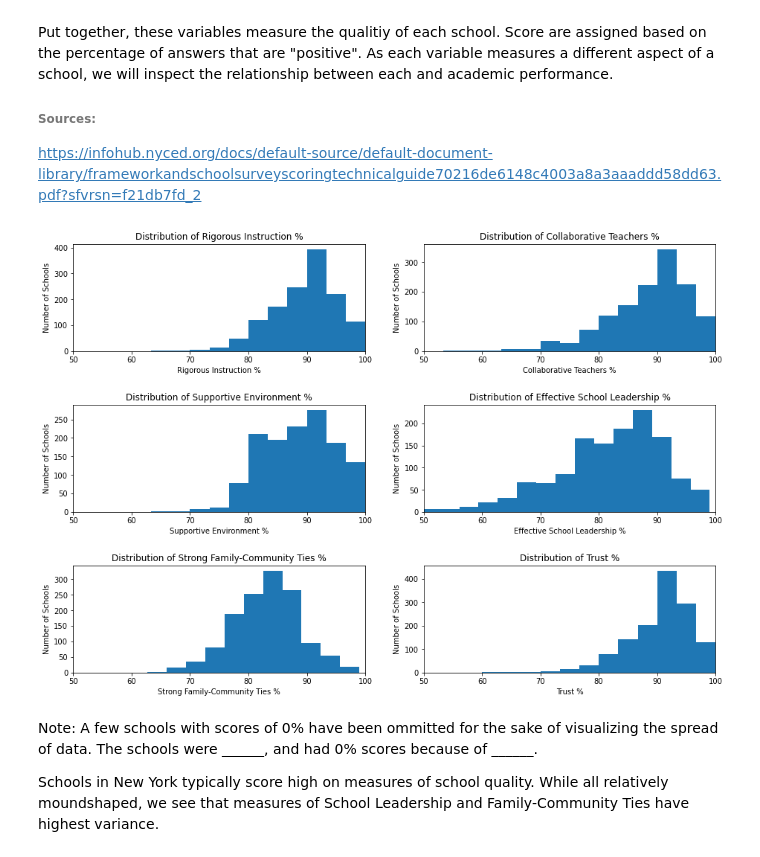
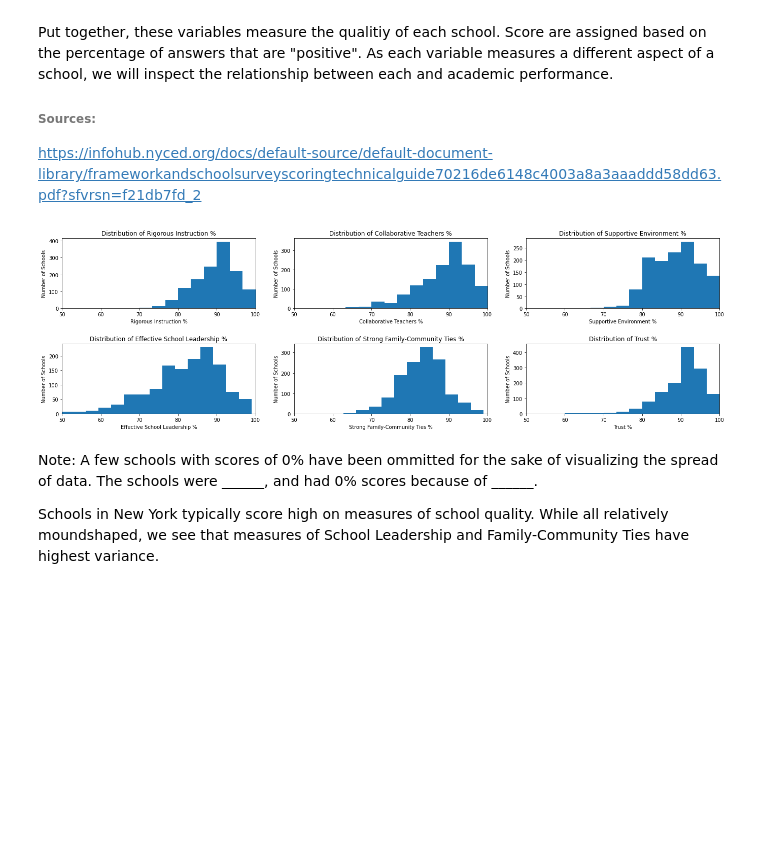
Before and after one commit to ethanyingchan/ECO225Project, a Jupyter notebook: How is student participation in the SHSAT and English and Math scores influenced by diversity, income, and quality of schools_.ipynb, the cells around one changed output. Drawn from its saved outputs; the diff is of its cells as text; code cells hidden in the pictures; blank space fills up the shorter version.

```diff
--- a/How is student participation in the SHSAT and English and Math scores influenced by diversity, income, and quality of schools_.ipynb
+++ b/How is student participation in the SHSAT and English and Math scores influenced by diversity, income, and quality of schools_.ipynb
@@ -253,25 +253,25 @@ Put together, these variables measure the qualitiy of each school. Score are ass
 ###### Sources:
 https://infohub.nyced.org/docs/default-source/default-document-library/frameworkandschoolsurveyscoringtechnicalguide70216de6148c4003a8a3aaaddd58dd63.pdf?sfvrsn=f21db7fd_2
 # %%
-fig, axs = plt.subplots(3,2)
+fig, axs = plt.subplots(2,3)
 i = 0
 j = 0
 for q in quality:
     axs[i, j].hist(q, data = data, bins = 30)
     axs[i, j].set_title("Distribution of " + q)
     axs[i, j].set_ylabel('Number of Schools')
     axs[i, j].set_xlabel(q)
     axs[i, j].set_xlim(50, 100)
     j += 1
-    if j == 2:
+    if j == 3:
         j = 0
         i += 1
 
 plt.tight_layout
-plt.subplots_adjust(left = 0, right = 2, bottom = 0, top = 2, hspace = 0.5)
+plt.subplots_adjust(left = 0, right = 3, bottom = 0.5, top = 1.7, hspace = 0.5)
 plt.show()
 # %% [output]
-[figure, old version]
+[figure, new version]
 # %% [markdown]
 Note: A few schools with scores of 0% have been ommitted for the sake of visualizing the spread of data. The schools were ______, and had 0% scores because of ______.
 
```
Also changed, not shown: parts of 8 cells of this notebook.
